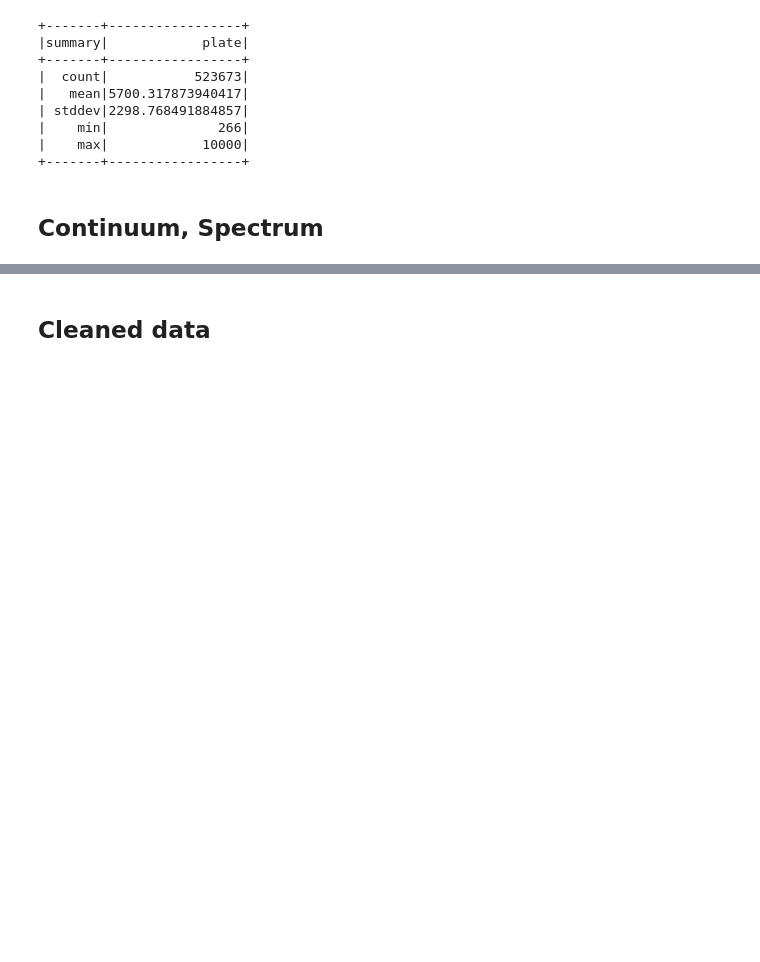
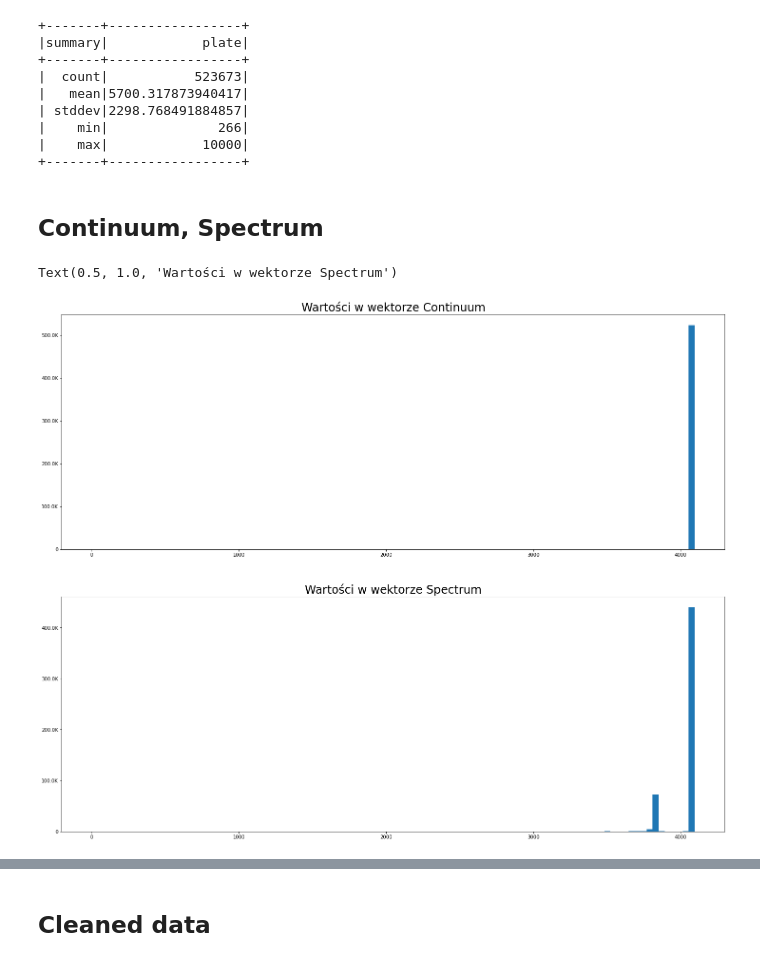
Before and after one commit to koubeba/quasar-architecture, a Jupyter notebook: jupyter/work/Spectra_Data_Cleaning.ipynb, the cells around one changed output, grey strips where cells are left out. Cells and saved outputs as stored; diff of their text form; code cells hidden in the pictures; blank space fills up the shorter version.

```diff
--- a/jupyter/work/Spectra_Data_Cleaning.ipynb
+++ b/jupyter/work/Spectra_Data_Cleaning.ipynb
@@ -156,0 +285,11 @@ df: DataFrame = df.withColumn("continuum", df["continuum"].cast(ArrayType(Double
+# %%
+fig, ax = plt.subplots(ncols=1, nrows=2, figsize=(25, 20))
+
+hist(ax[0], continuumCounts.select('continuum_non_nones'), bins=100)
+ax[0].set_title('Wartości w wektorze Continuum', fontdict={'fontsize': 24})
+
+hist(ax[1], spectrumCounts.select('spectrum_non_nones'), bins=100)
+ax[1].set_title('Wartości w wektorze Spectrum', fontdict={'fontsize': 24})
+# %% [output]
+Text(0.5, 1.0, 'Wartości w wektorze Spectrum')
+[figure, added]
```
Also changed, not shown: parts of 49 cells of this notebook, 5 other files.
